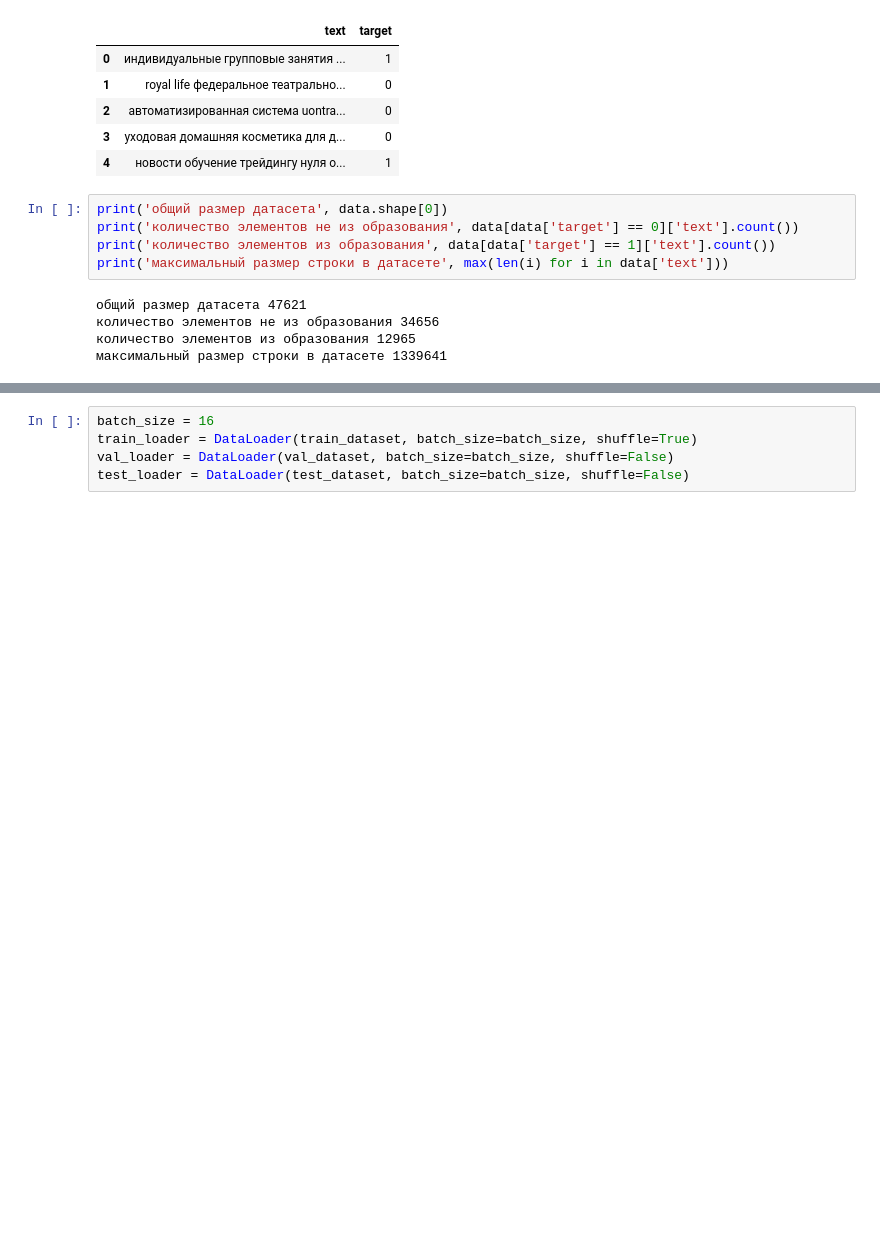
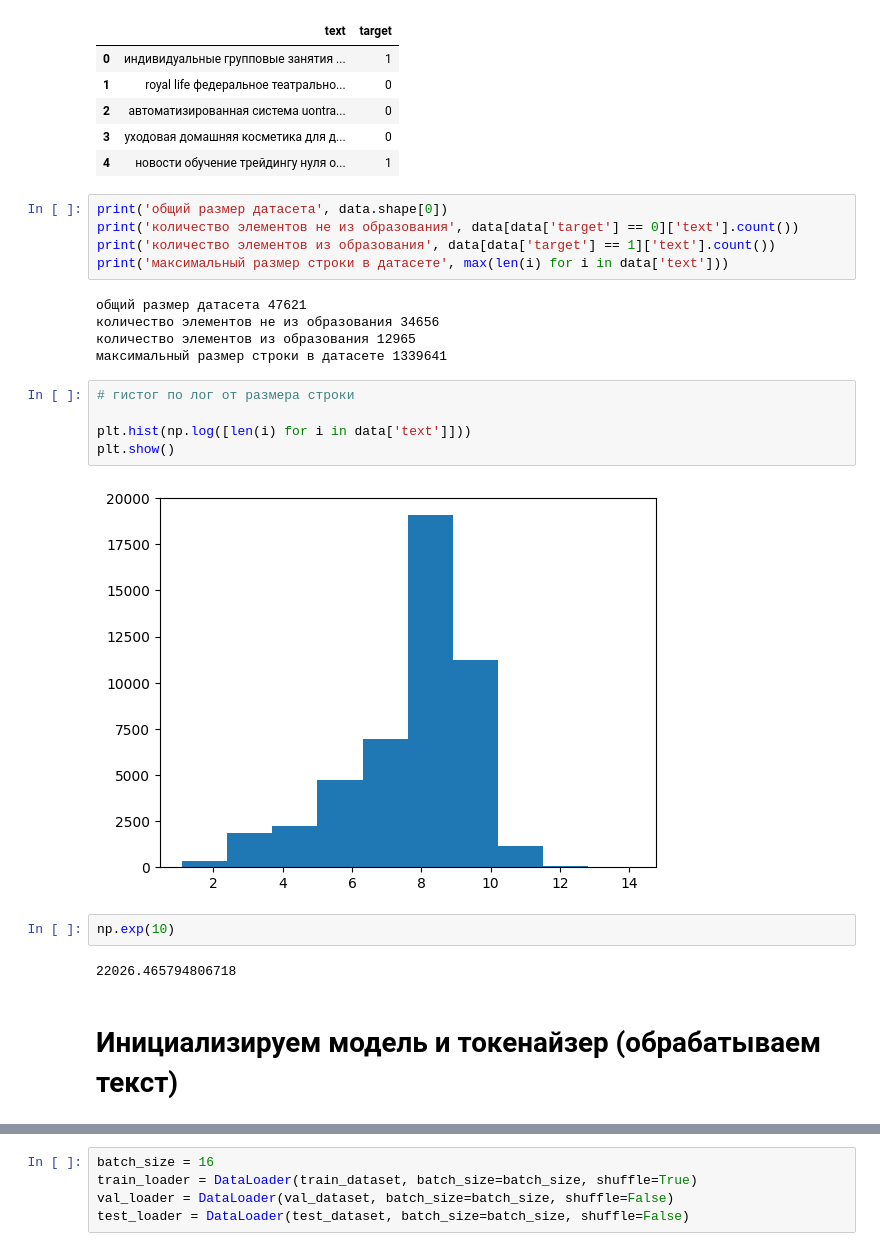
Before and after one commit to Dariagvo/html_classificator, a Jupyter notebook: bin class/xlm roberta/xlm-roberta-bin-class.ipynb, the cells around one changed output, grey strips where cells are left out. Cells and saved outputs as stored; diff of their text form; blank space fills up the shorter version.

```diff
--- a/bin class/xlm roberta/xlm-roberta-bin-class.ipynb
+++ b/bin class/xlm roberta/xlm-roberta-bin-class.ipynb
@@ -191,3 +251,16 @@ print('максимальный размер строки в датасете',
 количество элементов не из образования 34656
 количество элементов из образования 12965
 максимальный размер строки в датасете 1339641
+# %%
+# гистог по лог от размера строки
+
+plt.hist(np.log([len(i) for i in data['text']]))
+plt.show()
+# %% [output]
+[figure, added]
+# %%
+np.exp(10)
+# %% [output]
+22026.465794806718
+# %% [markdown]
+# **Инициализируем модель и токенайзер (обрабатываем текст)**
```
Also changed, not shown: parts of 53 cells of this notebook, 3 other files.
